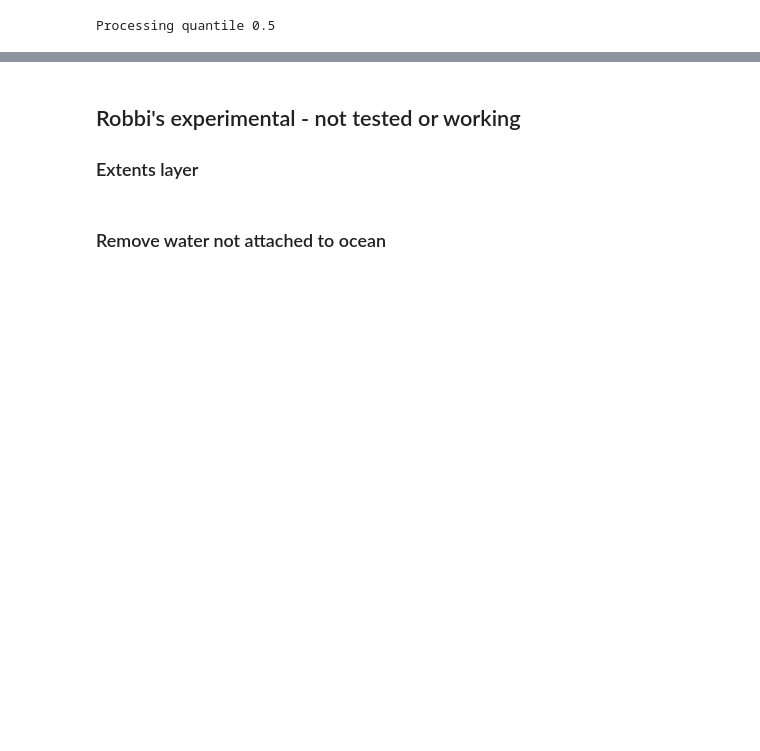
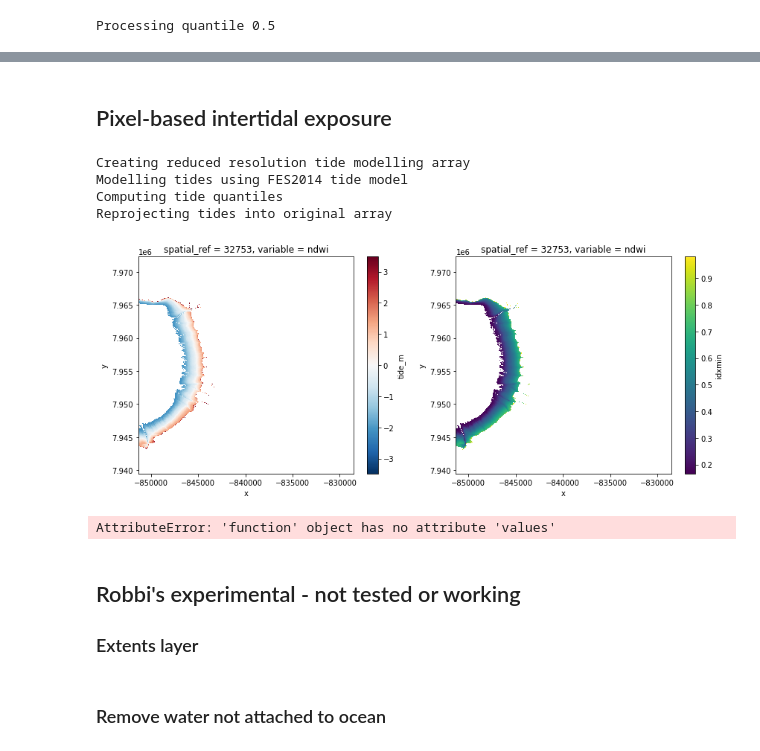
Before and after one commit to GeoscienceAustralia/dea-intertidal, a Jupyter notebook: notebooks/Intertidal_elevation_exposure_pixel.ipynb, the cells around one changed output, grey strips where cells are left out. Drawn from its saved outputs; the diff is of its cells as text; code cells hidden in the pictures; blank space fills up the shorter version.

Commit message:
working pixel-based exposure code
Vectorised pixel-based exposure code working, updated path to tidal S3 coastal polygons in the intertidal_config.yaml

```diff
--- a/notebooks/Intertidal_elevation_exposure_pixel.ipynb
+++ b/notebooks/Intertidal_elevation_exposure_pixel.ipynb
@@ -75,7 +80,7 @@ Worker: 0
 # %% [markdown]
 ### Set analysis parameters
 # %%
-study_area = 340
+study_area = 507 ## 507 Roebuck Bay (also 506, 519)
 fname = 'testing'
 start_year = 2020
 end_year = 2021
@@ -823,0 +345,69 @@ Coordinates:
+# %% [markdown]
+## Pixel-based intertidal exposure
+# %%
+#### Working code calculating pixel based quantiles of tide heights using NIDEM pixels
+
+## Temp copy for use during method development
+DEM = dem.copy(deep=True)
+DEM = DEM.to_dataset()
+DEM = DEM.drop('tide_m')
+# DS = DS.drop('ndwi')
+# DS = DS.drop('tide_m')
+
+## Tidal modelling period. Format: 'YYYY-MM-DD HH:MM:SS'
+time_start = '2010-12-01 00:00:00'
+time_end = '2011-12-01 00:00:00'
+
+## Set the frequency to run the tidal model e.g '30min' or '1h'
+modelled_freq='360min'
+
+# Generate range of times covering entire period of satellite record
+all_timerange = pd.date_range(start=time_start,
+                              end=time_end,
+                              freq=modelled_freq)
+## At this point, I made a copy of the original ds, dropped the variables
+## and replaced the time array with `all_timerange` to produce an xr.Dataset
+## with the same pixel coords as ds but with the whole desired modelled
+## time-period
+DEM['time'] = all_timerange
+
+## Reproduce the pixel-based tides workflow from the above cell/notebook-section
+## using the copied and revised DS
+# DS['tide'], _ = tqdm(pixel_tides(DS, resample=True, directory='~/dev_intexp/dea-notebooks/tide_models_clipped')) # CP pointing to clipped tide models elsewhere in sandbox
+
+## Test pixel_tides calculation using `calculate_quantiles` option as possible cumfreq func replacement
+pc_range = np.linspace(0,1,1001)
+DEM['tide_cq'], DEM['lowres_tide_cq'] = tqdm(pixel_tides(DEM,
+                                             resample=True,
+                                             directory='~/dev_intexp/dea-notebooks/tide_models_clipped',
+                                             calculate_quantiles = pc_range)) # CP pointing to clipped tide models elsewhere in sandbox
+
+## Replace pixel-based NIDEM values
+DEM['tide_m'] = dem
+
+# DEM
+
+## Calculate the difference between NIDEM value and all quartile values per pixel
+DEM['diff'] = abs(DEM.tide_cq - DEM.tide_m)
+## Take the smallest difference as representing the exposure percentile
+DEM['idxmin'] = DEM['diff'].idxmin(dim='quantile')
+
+#DEM
+
+fig = plt.figure(figsize=(12,5))
+ax1 = fig.add_subplot(1,2,1)
+ax2 = fig.add_subplot(1,2,2)
+DEM.tide_m.plot(ax=ax1)
+DEM['idxmin'].plot(ax=ax2)
+fig.tight_layout()
+# %% [output]
+Creating reduced resolution tide modelling array
+Modelling tides using FES2014 tide model
+Computing tide quantiles
+Reprojecting tides into original array
+[figure, added]
+# %%
+plt.plot(DEM.tide_m, DEM.idxmin)
+# DEM
+# %% [output]
+AttributeError: 'function' object has no attribute 'values'
```
Also changed, not shown: parts of 55 cells of this notebook, 1 other file.
